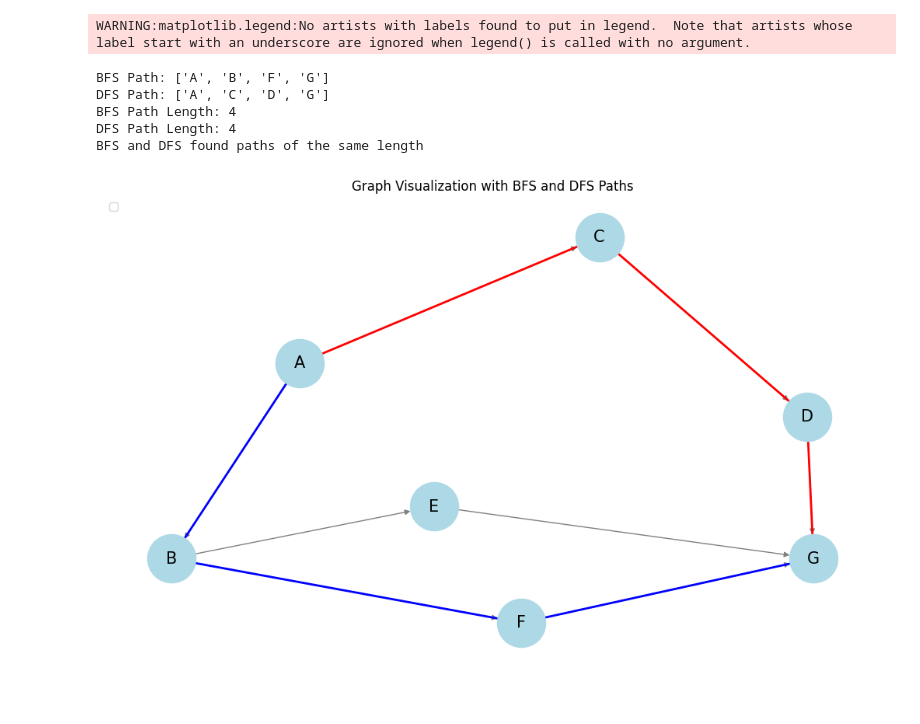
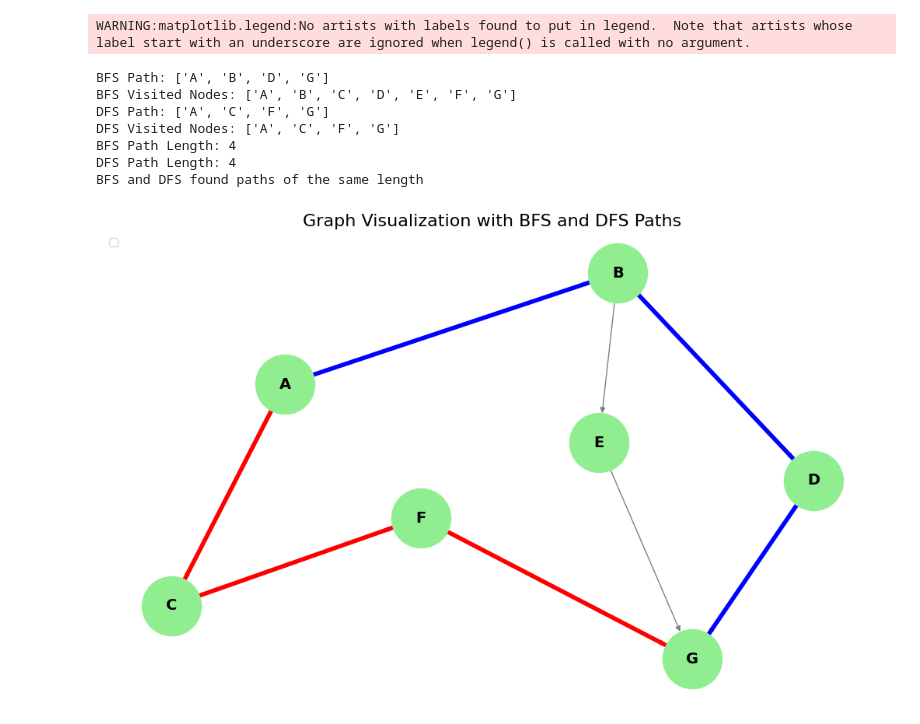
Before and after one commit to SahilKadaskar/AAI, a Jupyter notebook: BFSDFS.ipynb, the cells around one changed output. Saved outputs shown, nothing was run; the diff lists cells and outputs as text; code cells hidden in the pictures.

```diff
--- a/BFSDFS.ipynb
+++ b/BFSDFS.ipynb
@@ -4,45 +4,43 @@
 import collections
 import networkx as nx
 import matplotlib.pyplot as plt
+
 def breadth_first_search(graph, start, goal):
     queue = collections.deque([(start, [start])])
     visited = set()
+    visited_nodes = []  # To store visited nodes
 
     while queue:
         (vertex, path) = queue.popleft()
         if vertex not in visited:
+            visited.add(vertex)
+            visited_nodes.append(vertex)  # Add visited node
             if vertex == goal:
-                return path
-            visited.add(vertex)
+                return path, visited_nodes
             for neighbor in graph[vertex]:
                 if neighbor not in visited:
                     queue.append((neighbor, path + [neighbor]))
-    return None  # No path found
+    return None, visited_nodes  # No path found
+
 def depth_first_search(graph, start, goal):
     stack = [(start, [start])]
     visited = set()
+    visited_nodes = []  # To store visited nodes
 
     while stack:
         (vertex, path) = stack.pop()
         if vertex not in visited:
+            visited.add(vertex)
+            visited_nodes.append(vertex)  # Add visited node
             if vertex == goal:
-                return path
-            visited.add(vertex)
+                return path, visited_nodes
             for neighbor in graph[vertex]:
                 if neighbor not in visited:
                     stack.append((neighbor, path + [neighbor]))
 
-    return None  # No path found
-# Visualization function
-def visualize_graph(graph, bfs_path=None, dfs_path=None):
-    G = nx.DiGraph()
-    for node, neighbors in graph.items():
-        for neighbor in neighbors:
-            G.add_edge(node, neighbor)
+    return None, visited_nodes  # No path found
 
-    pos = nx.spring_layout(G)
-    plt.figure(figsize=(10, 6))
-# Visualization function
+# Visualization function with updated color and node sizes
 def visualize_graph(graph, bfs_path=None, dfs_path=None):
     G = nx.DiGraph()
     for node, neighbors in graph.items():
@@ -52,66 +50,77 @@ def visualize_graph(graph, bfs_path=None, dfs_path=None):
     pos = nx.spring_layout(G)
     plt.figure(figsize=(10, 6))
 
-    # Draw the graph
-    nx.draw(G, pos, with_labels=True, node_color="lightblue", edge_color="gray", node_size=2000, font_size=15)
+    # Draw the graph with custom colors and styles
+    node_color = "lightgreen"  # Custom node color
+    edge_color = "gray"  # Default edge color for non-path edges
+    nx.draw(G, pos, with_labels=True, node_color=node_color, edge_color=edge_color, node_size=3000, font_size=14, font_weight='bold')
 
     # Highlight BFS path if available
     if bfs_path:
         bfs_edges = list(zip(bfs_path, bfs_path[1:]))
-        nx.draw_networkx_edges(G, pos, edgelist=bfs_edges, edge_color="blue", width=2, label="BFS Path")
+        nx.draw_networkx_edges(G, pos, edgelist=bfs_edges, edge_color="blue", width=4, label="BFS Path")
 
     # Highlight DFS path if available
     if dfs_path:
         dfs_edges = list(zip(dfs_path, dfs_path[1:]))
-        nx.draw_networkx_edges(G, pos, edgelist=dfs_edges, edge_color="red", width=2, label="DFS Path")
+        nx.draw_networkx_edges(G, pos, edgelist=dfs_edges, edge_color="red", width=4, label="DFS Path")
 
+    # Customizing legend and title
     plt.legend(loc="upper left")
-    plt.title("Graph Visualization with BFS and DFS Paths")
+    plt.title("Graph Visualization with BFS and DFS Paths", fontsize=16)
+
     plt.show()
+
 # Example graph representing a planning problem
 graph = {
     'A': ['B', 'C'],
-    'B': ['F', 'E'],
-    'C': ['D'],
+    'B': ['D', 'E'],
+    'C': ['F'],
     'D': ['G'],
     'E': ['G'],
     'F': ['G'],
     'G': []
 }
+
 start_node = 'A'
 goal_node = 'G'
+
 # BFS
-bfs_path = breadth_first_search(graph, start_node, goal_node)
+bfs_path, bfs_visited = breadth_first_search(graph, start_node, goal_node)
 print("BFS Path:", bfs_path)
+print("BFS Visited Nodes:", bfs_visited)
 
 # DFS
-dfs_path = depth_first_search(graph, start_node, goal_node)
+dfs_path, dfs_visited = depth_first_search(graph, start_node, goal_node)
 print("DFS Path:", dfs_path)
+print("DFS Visited Nodes:", dfs_visited)
 
 # Comparison
 if bfs_path and dfs_path:
     print("BFS Path Length:", len(bfs_path))
     print("DFS Path Length:", len(dfs_path))
     if len(bfs_path) < len(dfs_path):
         print("BFS found a shorter path.")
     elif len(bfs_path) > len(dfs_path):
         print("DFS found a shorter path.")
     else:
         print("BFS and DFS found paths of the same length")
 elif bfs_path:
     print("BFS found a path, but DFS did not.")
 elif dfs_path:
     print("DFS found a path, but BFS did not.")
 else:
     print("Neither BFS nor DFS found a path.")
 
-# Visualize the graph
+# Visualize the graph with the new style
 visualize_graph(graph, bfs_path, dfs_path)
 # %% [output]
 WARNING:matplotlib.legend:No artists with labels found to put in legend.  Note that artists whose label start with an underscore are ignored when legend() is called with no argument.
-BFS Path: ['A', 'B', 'F', 'G']
-DFS Path: ['A', 'C', 'D', 'G']
+BFS Path: ['A', 'B', 'D', 'G']
+BFS Visited Nodes: ['A', 'B', 'C', 'D', 'E', 'F', 'G']
+DFS Path: ['A', 'C', 'F', 'G']
+DFS Visited Nodes: ['A', 'C', 'F', 'G']
 BFS Path Length: 4
 DFS Path Length: 4
 BFS and DFS found paths of the same length
-[figure, old version]
+[figure, new version]
```
